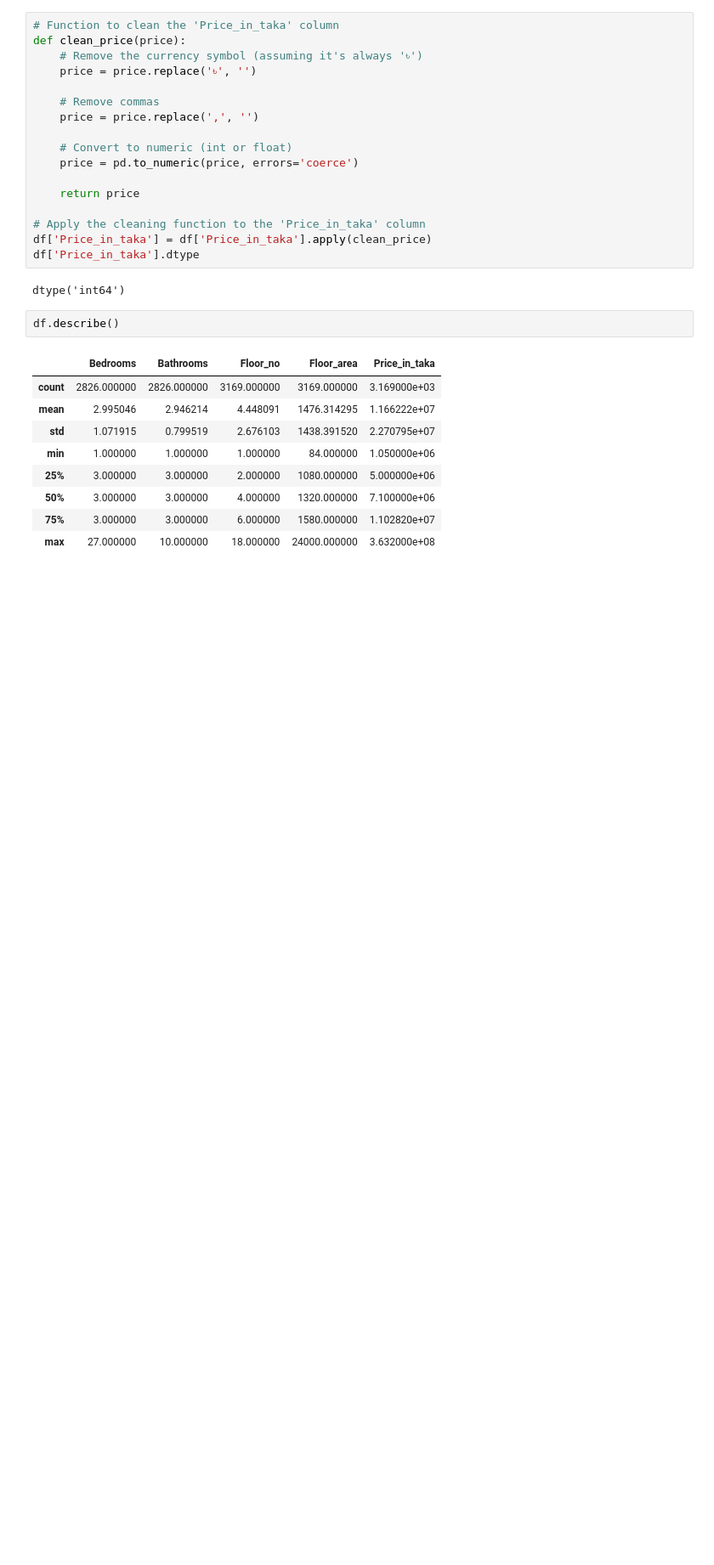
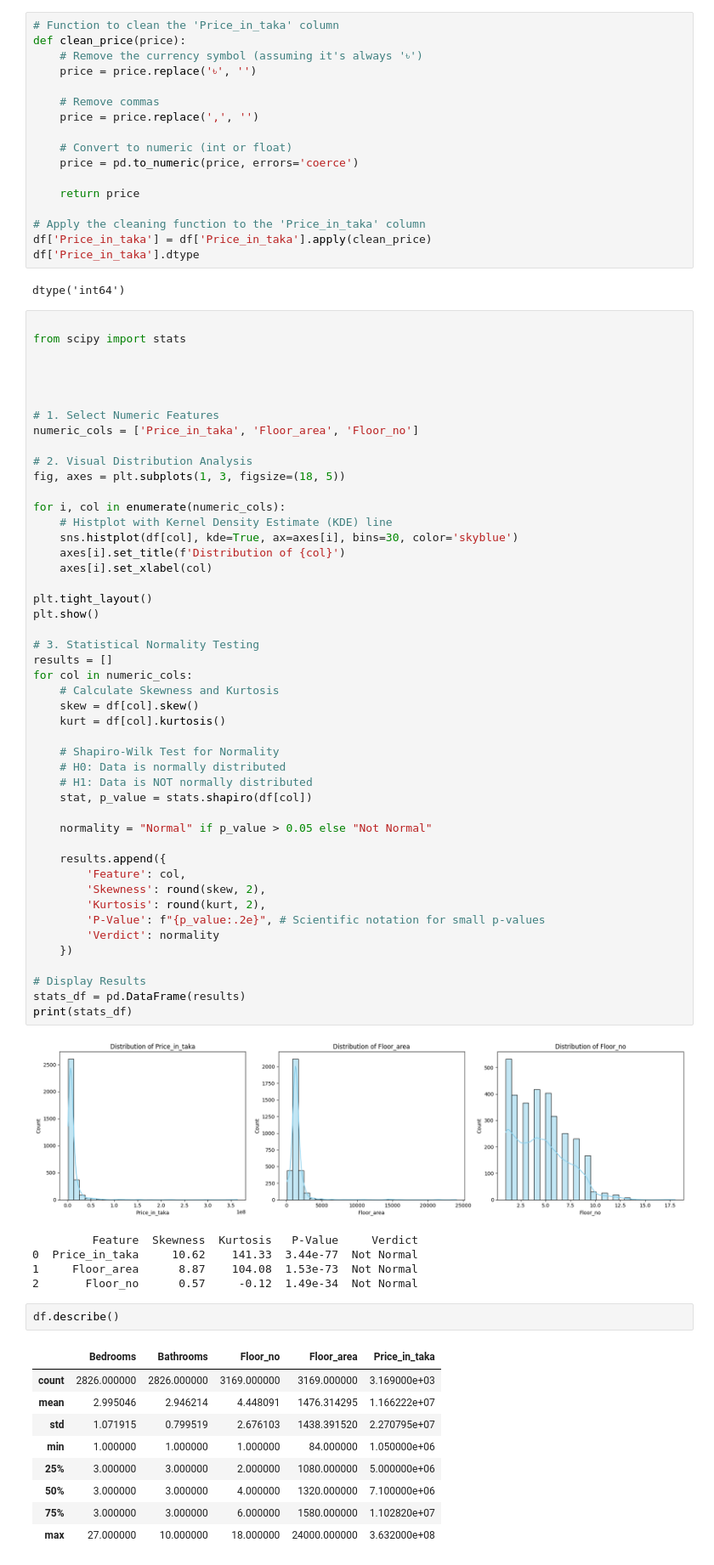
Before and after one commit to xy3m/HousePricePrediction, a Jupyter notebook: HousePricePrediction_bd.ipynb, the cells around one changed output. Shown at 85% size. Cells and saved outputs as stored; diff of their text form; blank space fills up the shorter version.

```diff
--- a/HousePricePrediction_bd.ipynb
+++ b/HousePricePrediction_bd.ipynb
@@ -128,6 +128,59 @@ df['Price_in_taka'] = df['Price_in_taka'].apply(clean_price)
 df['Price_in_taka'].dtype
 # %% [output]
 dtype('int64')
+# %%
+
+from scipy import stats
+
+
+
+
+# 1. Select Numeric Features
+numeric_cols = ['Price_in_taka', 'Floor_area', 'Floor_no']
+
+# 2. Visual Distribution Analysis
+fig, axes = plt.subplots(1, 3, figsize=(18, 5))
+
+for i, col in enumerate(numeric_cols):
+    # Histplot with Kernel Density Estimate (KDE) line
+    sns.histplot(df[col], kde=True, ax=axes[i], bins=30, color='skyblue')
+    axes[i].set_title(f'Distribution of {col}')
+    axes[i].set_xlabel(col)
+
+plt.tight_layout()
+plt.show()
+
+# 3. Statistical Normality Testing
+results = []
+for col in numeric_cols:
+    # Calculate Skewness and Kurtosis
+    skew = df[col].skew()
+    kurt = df[col].kurtosis()
+
+    # Shapiro-Wilk Test for Normality
+    # H0: Data is normally distributed
+    # H1: Data is NOT normally distributed
+    stat, p_value = stats.shapiro(df[col])
+
+    normality = "Normal" if p_value > 0.05 else "Not Normal"
+
+    results.append({
+        'Feature': col,
+        'Skewness': round(skew, 2),
+        'Kurtosis': round(kurt, 2),
+        'P-Value': f"{p_value:.2e}", # Scientific notation for small p-values
+        'Verdict': normality
+    })
+
+# Display Results
+stats_df = pd.DataFrame(results)
+print(stats_df)
+# %% [output]
+[figure, added]
+         Feature  Skewness  Kurtosis   P-Value     Verdict
+0  Price_in_taka     10.62    141.33  3.44e-77  Not Normal
+1     Floor_area      8.87    104.08  1.53e-73  Not Normal
+2       Floor_no      0.57     -0.12  1.49e-34  Not Normal
 # %%
 df.describe()
 # %% [output]
```
Also changed, not shown: parts of 4 cells of this notebook.
